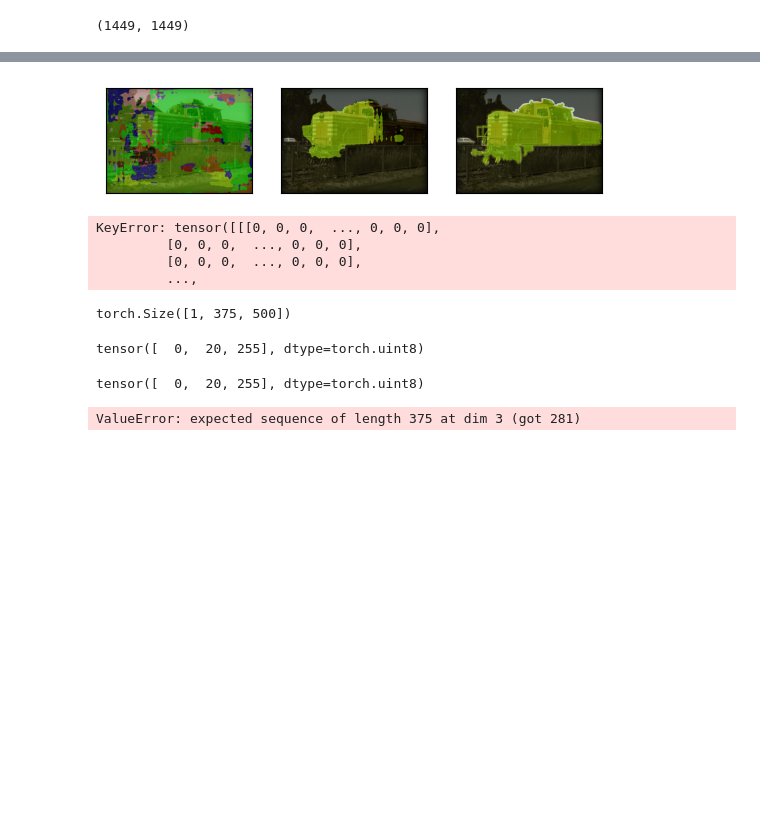
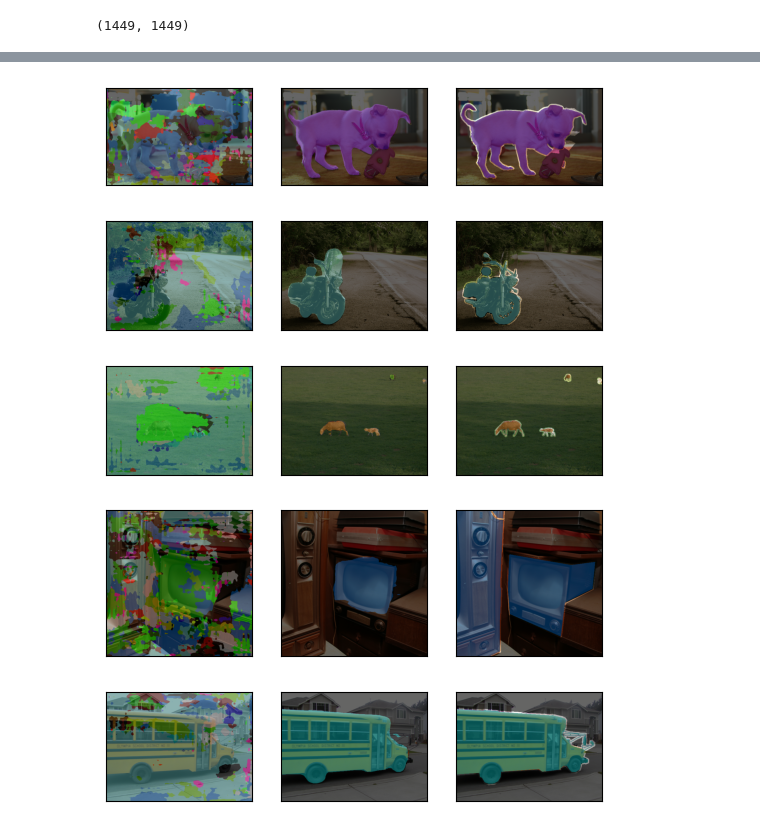
Before and after one commit to ylfbx329/semantic_segmentation, a Jupyter notebook: torch_demo.ipynb, the cells around one changed output, grey strips where cells are left out. Cells and saved outputs as stored; diff of their text form; code cells hidden in the pictures; blank space fills up the shorter version.

```diff
--- a/torch_demo.ipynb
+++ b/torch_demo.ipynb
@@ -79,65 +57,27 @@ Downloading: "https://download.pytorch.org/models/fcn_resnet50_coco-1167a1af.pth
 # %%
 from torchvision.utils import draw_segmentation_masks
 
-simple_num = 1  # 预测样本数量，通过切片实现
+simple_num = 5  # 预测样本数量，通过切片实现
 
 for i in range(simple_num):
     img = image_list[i]
     img_float = transforms(img).unsqueeze(0)
     # 对21种类别做了判断，所以有dim=1的长度为21
     out_img = torch.cat([model_random(img_float)['out'], model_pretrain(img_float)['out']], dim=0)
     # 对每个像素的预测结果维度归一化
     normalized_masks = out_img.softmax(dim=1)
     out_masks = normalized_masks.argmax(1) == torch.arange(num_classes)[:, None, None, None]
     out_masks = out_masks.swapaxes(0, 1)
     target_mask = target_list[i][0] == torch.arange(num_classes)[:, None, None]
-    # target_mask = target_mask.swapaxes(0, 1)
     out_masks = torch.cat([out_masks, target_mask.unsqueeze(0)], dim=0)
     img_with_masks = [
         draw_segmentation_masks(img, masks=mask, alpha=.6, colors=[tuple(value) for value in color_dict.values()])
         for mask in out_masks
     ]
     show(img_with_masks)
 # %% [output]
-[figure, old version]
+[figure, new version]
+[figure, added]
+[figure, added]
+[figure, added]
+[figure, added]
-# %%
-# F.to_pil_image(target_list[0].detach())
-image_list[0].size(), target_list[0].size()
-tmp = torch.empty(target_list[0].size()).un
-for i in range(target_list[0].size()[0]):
-    for j in range(target_list[0].size()[1]):
-        tmp[i][j] = target_list[]
-# %% [output]
-KeyError: tensor([[[0, 0, 0,  ..., 0, 0, 0],
-         [0, 0, 0,  ..., 0, 0, 0],
-         [0, 0, 0,  ..., 0, 0, 0],
-         ...,
-# %%
-path = r"D:\useful\program\remote_sensing\semantic_segmentation\data\Pascal VOC 2012\VOCdevkit\VOC2012\SegmentationClass\2007_000063.png"
-
-read_image(path).size()
-# %% [output]
-torch.Size([1, 375, 500])
-# %%
-torch.unique(target_list[0])
-# %% [output]
-tensor([  0,  20, 255], dtype=torch.uint8)
-# %%
-torch.unique(target_list[0][0])
-# %% [output]
-tensor([  0,  20, 255], dtype=torch.uint8)
-# %%
-tes_list = [transforms(i).unsqueeze(0) for i in image_list]
-# arr = np.array(tes_list)
-mybatch = torch.tensor([item.cpu().detach().numpy() for item in tes_list]).cuda()
-# mybatch = None
-# for i in image_list:
-#     tmp = transforms(i).unsqueeze(0)
-#     if mybatch is None:
-#         mybatch = tmp
-#         continue
-#     print(mybatch.size())
-#     torch.cat([mybatch, tmp], 0)
-mybatch.size()
-# %% [output]
-ValueError: expected sequence of length 375 at dim 3 (got 281)
```
Also changed, not shown: parts of 15 cells of this notebook, 10 other files.
